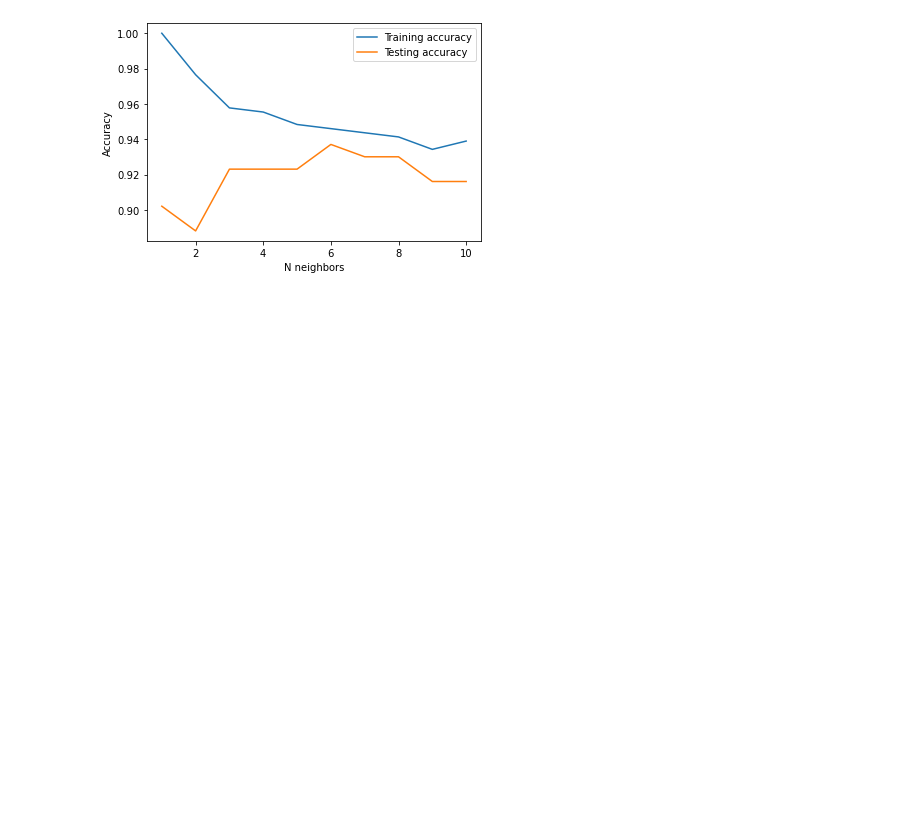
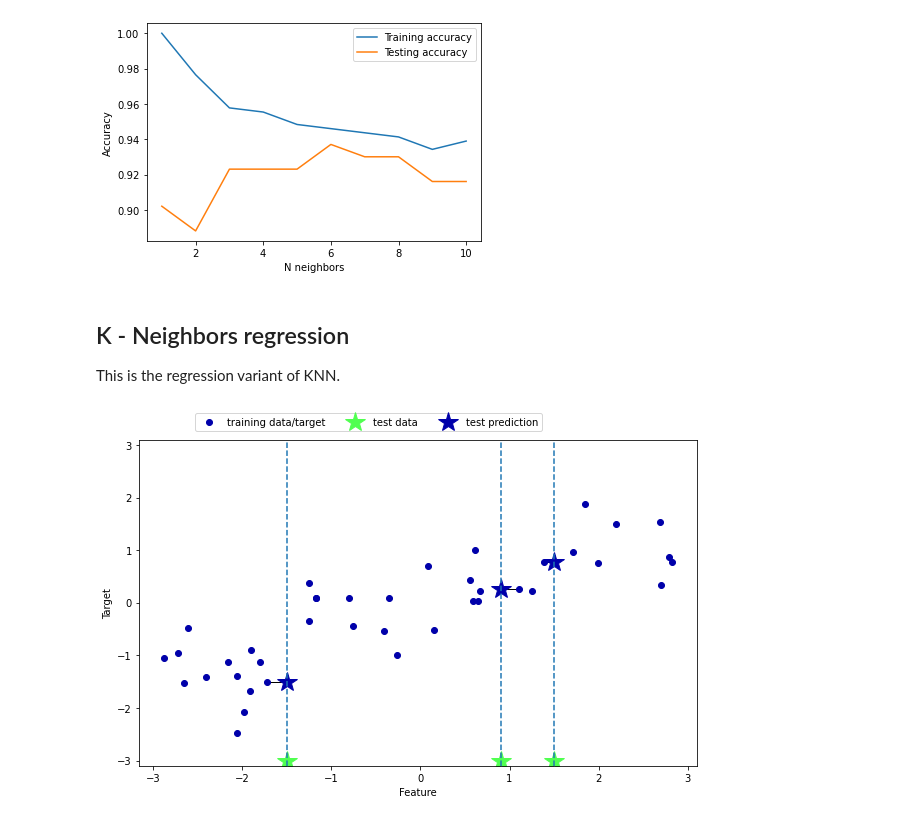
Before and after one commit to shubhamsharma6701/practical_machine_learning, a Jupyter notebook: supervised_learning/KNN.ipynb, the cells around one changed output. Saved outputs shown, nothing was run; the diff lists cells and outputs as text; code cells hidden in the pictures; blank space fills up the shorter version.

```diff
--- a/supervised_learning/KNN.ipynb
+++ b/supervised_learning/KNN.ipynb
@@ -93,3 +99,10 @@ plt.legend()
 # %% [output]
 <matplotlib.legend.Legend at 0x...>
 [figure]
+# %% [markdown]
+## K - Neighbors regression
+This is the regression variant of KNN.
+# %%
+mglearn.plots.plot_knn_regression(n_neighbors=1)
+# %% [output]
+[figure, added]
```
Also changed, not shown: parts of 13 cells of this notebook, 1 other file.
